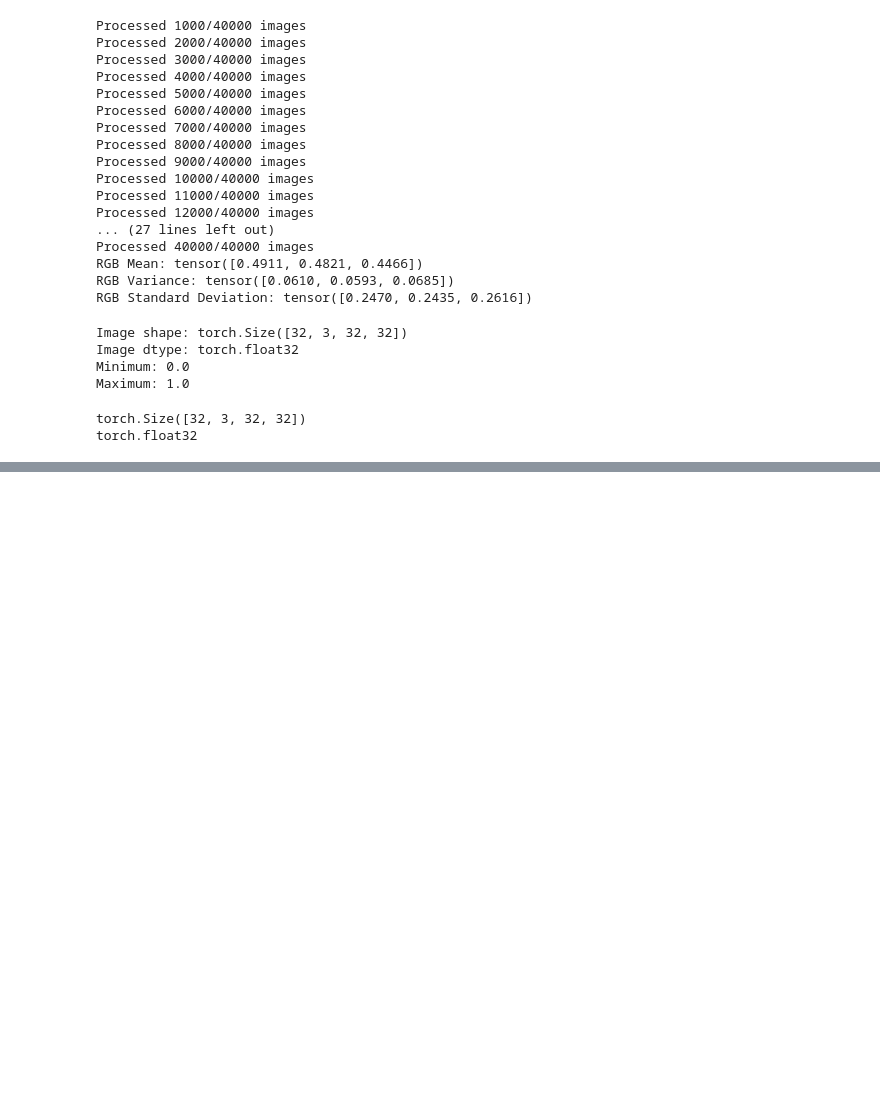
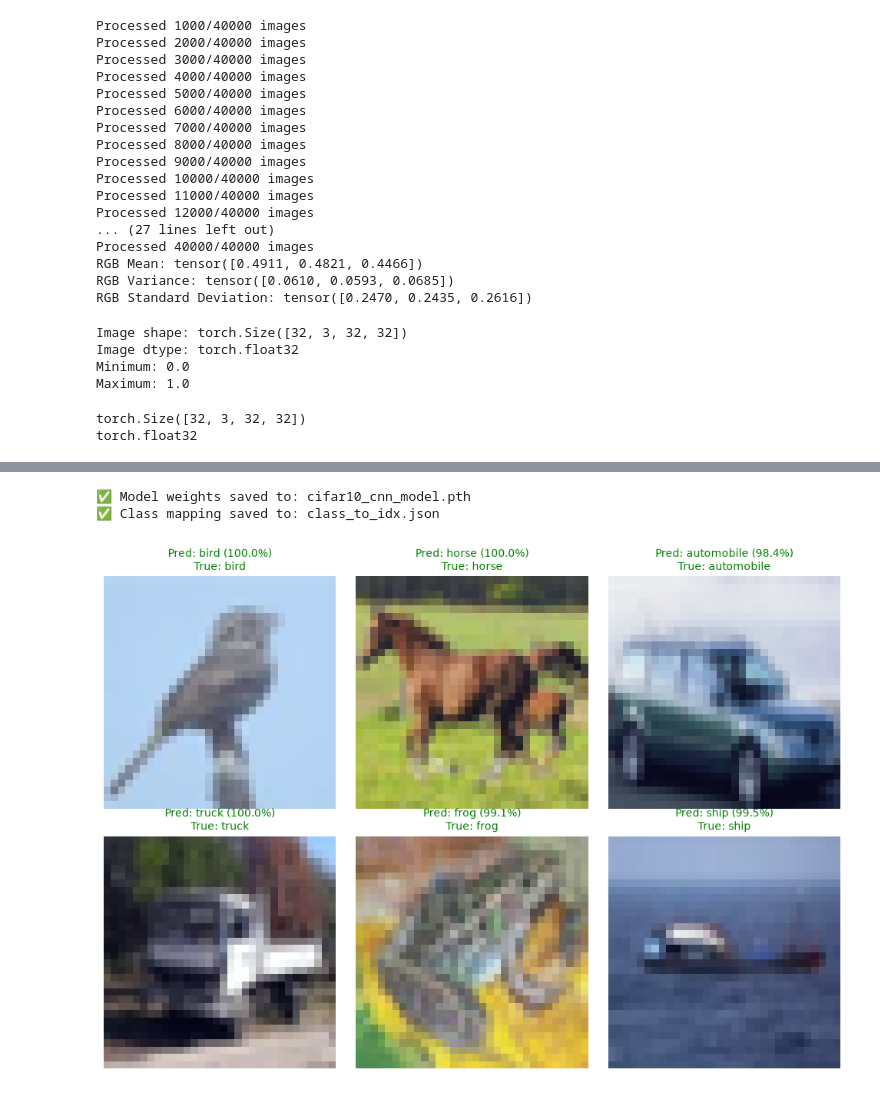
Before and after one commit to rushabh-borkar/CIFAR-10-CNN, a Jupyter notebook: cifar10_cnn.ipynb, the cells around one changed output, grey strips where cells are left out. Drawn from its saved outputs; the diff is of its cells as text; code cells hidden in the pictures; blank space fills up the shorter version.

```diff
--- a/cifar10_cnn.ipynb
+++ b/cifar10_cnn.ipynb
@@ -473,9 +483,3 @@ Image shape: torch.Size([3, 32, 32])
 Image type: <class 'torch.Tensor'>
 Label: tensor(6)
 Label type: <class 'torch.Tensor'>
-# %%
-img, label = test_data_set[0]
-
-print("Image shape:", img.shape)
-print("Image type:", type(img))
-print("Label:", label)
@@ -704,0 +818,2 @@ Labels: tensor([8, 0, 1, 6, 9, 2, 4, 2, 3, 2, 5, 4, 7, 5, 8, 7, 8, 3, 9, 8, 9, 9
+# %%
+loss_value = loss_fn(outputs,labels)
@@ -704,0 +955,51 @@ Labels: tensor([8, 0, 1, 6, 9, 2, 4, 2, 3, 2, 5, 4, 7, 5, 8, 7, 8, 3, 9, 8, 9, 9
+# %%
+import torch
+import json
+
+MODEL_SAVE_PATH = "cifar10_cnn_model.pth"
+torch.save(Sequential_layer.state_dict(), MODEL_SAVE_PATH)
+print(f"✅ Model weights saved to: {MODEL_SAVE_PATH}")
+
+CLASS_MAP_PATH= "class_to_idx.json"
+with open(CLASS_MAP, "w") as f:
+    json.dump(class_to_idx, f, indent=4)
+print(f"✅ Class mapping saved to: {CLASS_MAP_PATH}")
+# %% [output]
+✅ Model weights saved to: cifar10_cnn_model.pth
+✅ Class mapping saved to: class_to_idx.json
+# %%
+import matplotlib.pyplot as plt
+import torch.nn.functional as F
+
+Sequential_layer.eval()
+
+# Get one batch of test images
+images, labels = next(iter(test_loader))
+idx_to_class = {v: k for k, v in class_to_idx.items()}
+
+with torch.inference_mode():
+    outputs = Sequential_layer(images)
+    probabilities = F.softmax(outputs, dim=1)
+    confidences, predictions = torch.max(probabilities, dim=1)
+
+# Plot first 6 predictions
+fig, axes = plt.subplots(2, 3, figsize=(10, 7))
+for i, ax in enumerate(axes.flat):
+    # Unnormalize image for viewing: x * std + mean
+    img = images[i].clone().permute(1, 2, 0).cpu().numpy()
+    img = (img * 0.25) + 0.5
+    img = img.clip(0, 1)
+
+    true_name = idx_to_class[labels[i].item()]
+    pred_name = idx_to_class[predictions[i].item()]
+    conf = confidences[i].item() * 100
+
+    color = "green" if true_name == pred_name else "red"
+    ax.imshow(img)
+    ax.set_title(f"Pred: {pred_name} ({conf:.1f}%)\nTrue: {true_name}", color=color, fontsize=10)
+    ax.axis("off")
+
+plt.tight_layout()
+plt.show()
+# %% [output]
+[figure, added]
```
Also changed, not shown: parts of 17 cells of this notebook, 5 other files.
